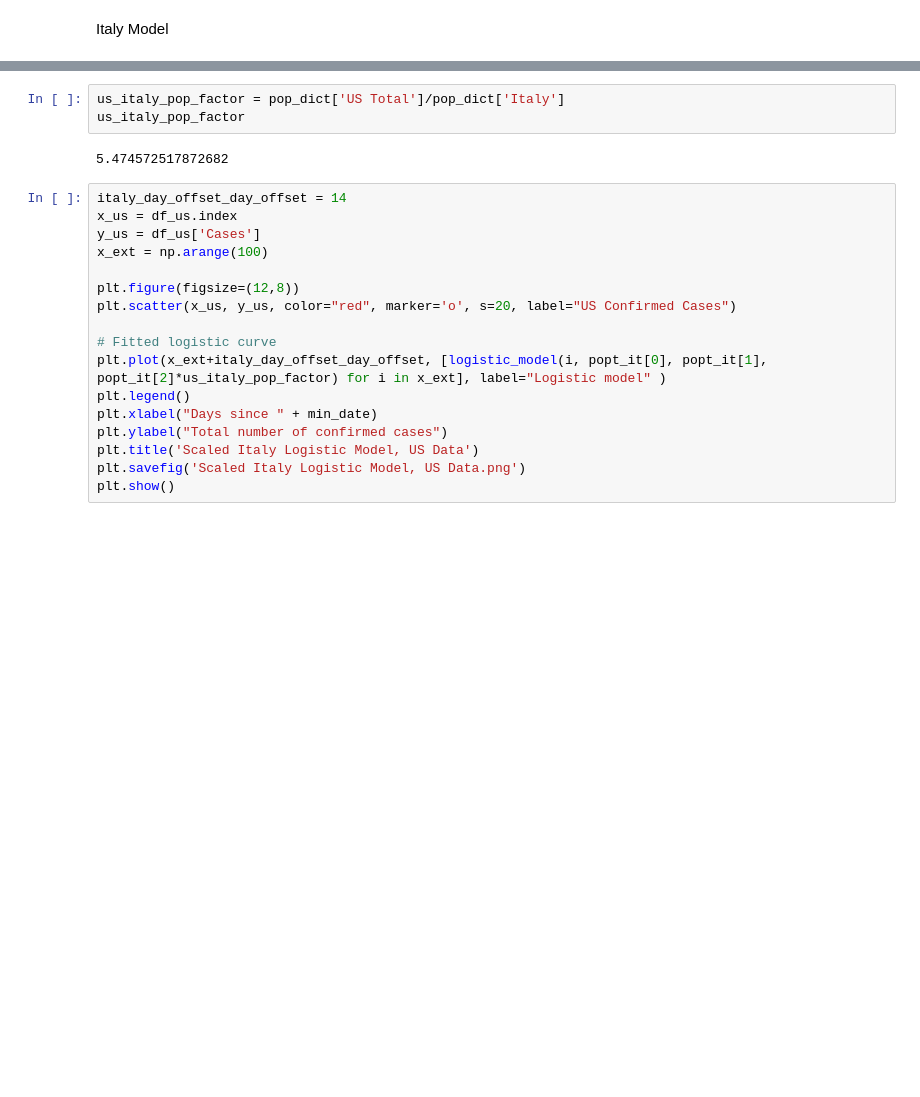
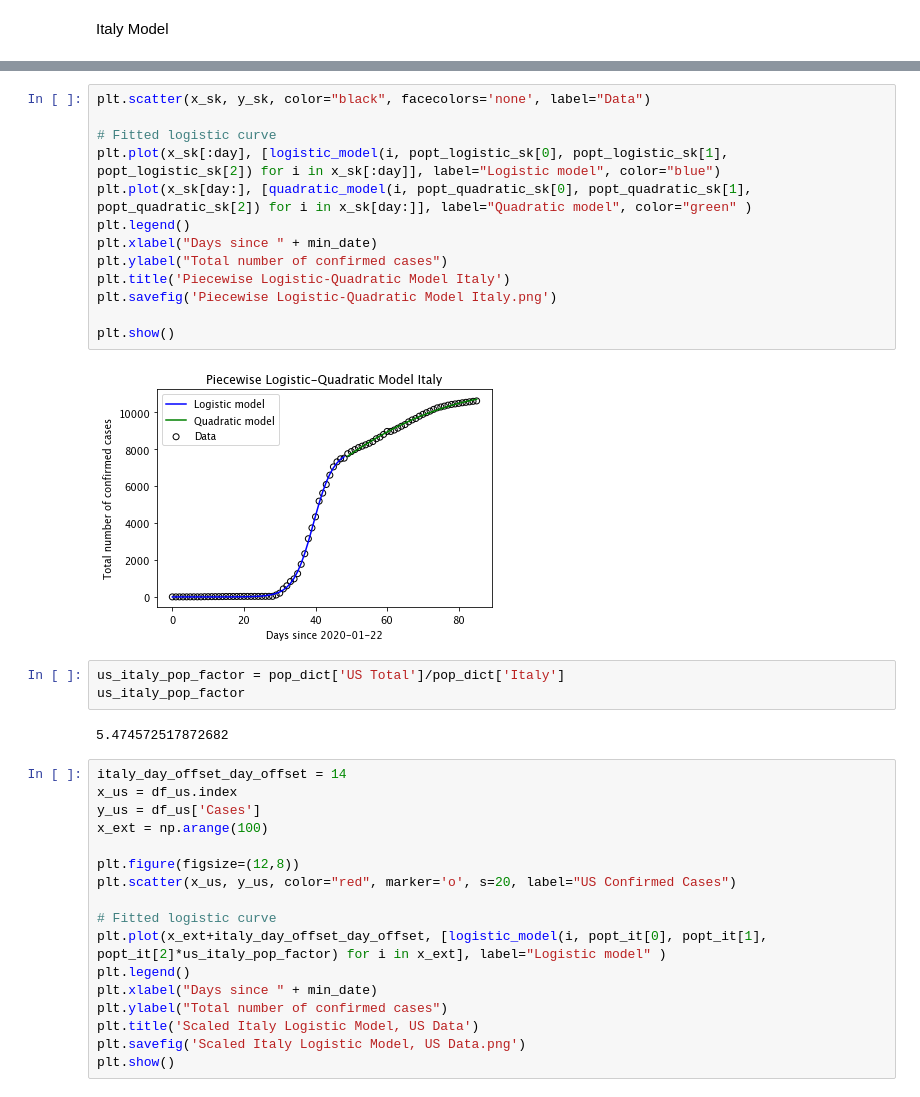
Before and after one commit to jayurbain/covid19, a Jupyter notebook: covid19_logistic_model.ipynb, the cells around one changed output, grey strips where cells are left out. Saved outputs shown, nothing was run; the diff lists cells and outputs as text; blank space fills up the shorter version.

```diff
--- a/covid19_logistic_model.ipynb
+++ b/covid19_logistic_model.ipynb
@@ -1067,3 +1102,18 @@ plt.show()
+# %%
+plt.scatter(x_sk, y_sk, color="black", facecolors='none', label="Data")
+
+# Fitted logistic curve
+plt.plot(x_sk[:day], [logistic_model(i, popt_logistic_sk[0], popt_logistic_sk[1], popt_logistic_sk[2]) for i in x_sk[:day]], label="Logistic model", color="blue")
+plt.plot(x_sk[day:], [quadratic_model(i, popt_quadratic_sk[0], popt_quadratic_sk[1], popt_quadratic_sk[2]) for i in x_sk[day:]], label="Quadratic model", color="green" )
+plt.legend()
+plt.xlabel("Days since " + min_date)
+plt.ylabel("Total number of confirmed cases")
+plt.title('Piecewise Logistic-Quadratic Model Italy')
+plt.savefig('Piecewise Logistic-Quadratic Model Italy.png')
+
+plt.show()
+# %% [output]
+[figure, added]
 # %%
 us_italy_pop_factor = pop_dict['US Total']/pop_dict['Italy']
 us_italy_pop_factor
```
Also changed, not shown: parts of 60 cells of this notebook, 14 other files.
